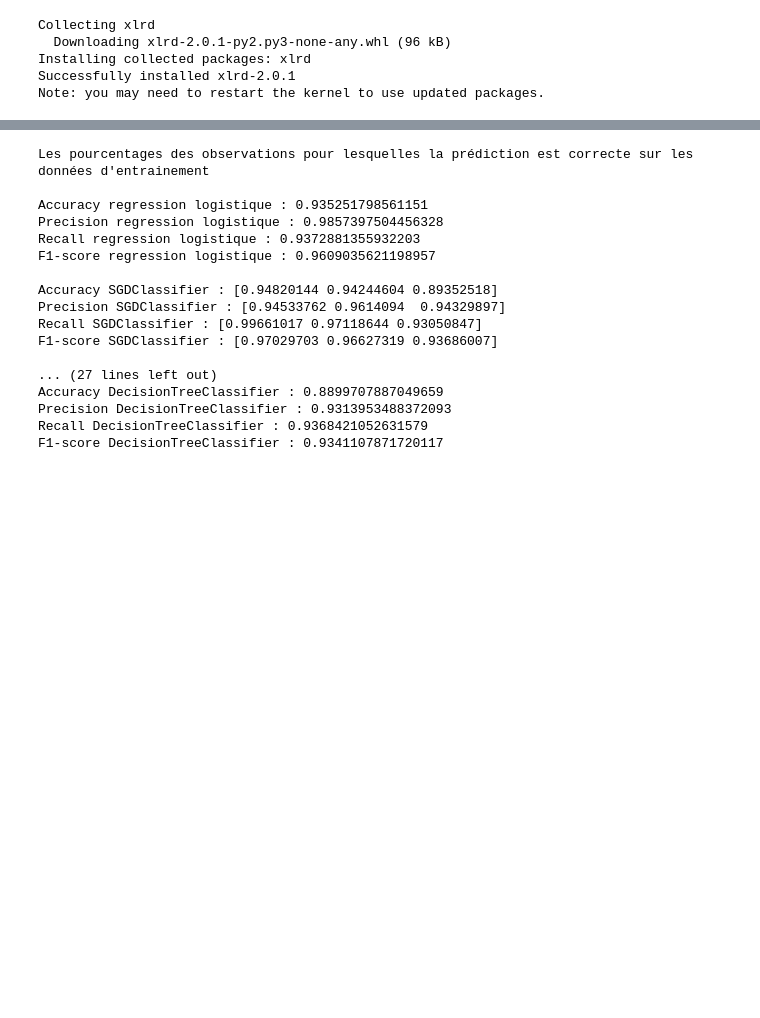
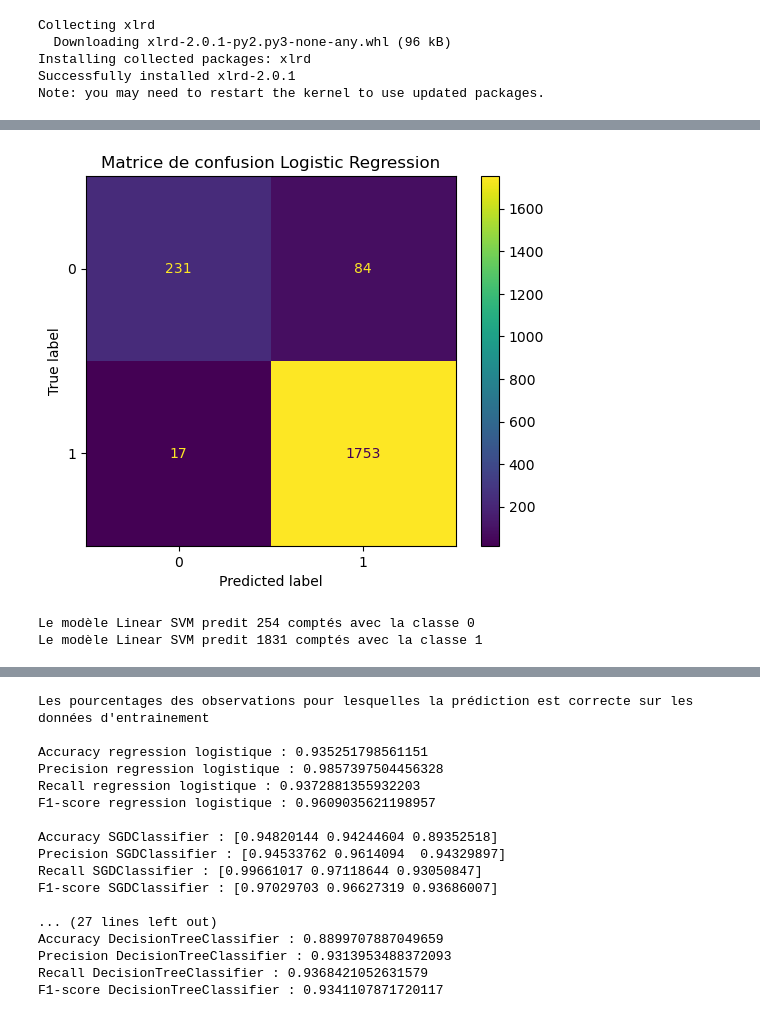
Before and after one commit to pmthioune/sda_projet_classification, a Jupyter notebook: SDA_Projet_Classification.ipynb, the cells around one changed output, grey strips where cells are left out. Cells and saved outputs as stored; diff of their text form; code cells hidden in the pictures; blank space fills up the shorter version.

Commit message:
Optimisation modelisation et evaluation

```diff
--- a/SDA_Projet_Classification.ipynb
+++ b/SDA_Projet_Classification.ipynb
@@ -626,0 +602,77 @@ Le modèle d'arbre de classification predit 1770 comptés avec la classe 1
+# %%
+#---------------------------------------------------------------------------------------------------------------
+# Partie 3 : Modelisation
+#---------------------------------------------------------------------------------------------------------------
+
+# On affiche pour rappel, la liste des variables numeriques
+print(col_numericals)
+
+#---------------------------------------------------------------------------------------------------------------
+# Partie 3.1 : features engineering
+#---------------------------------------------------------------------------------------------------------------
+
+# Standardisation des variables numeriques
+scaler = StandardScaler()
+col_numeric_to_standard = col_numericals[:-1]
+train[col_numeric_to_standard] = scaler.fit_transform(train[col_numeric_to_standard].values)
+print(f"\n{train.head()}")
+
+#---------------------------------------------------------------------------------------------------------------
+# Partie 3.2 : Pipeline de Transformations
+#---------------------------------------------------------------------------------------------------------------
+
+# Pipeline de traitement des valeurs manquantes
+def create_impute(df):
+    new_df = df.copy()
+    # Imputation des valeurs manquantes des variables numeriques en fonction de leur mediane par la marque
+    for col in col_to_impute_median:
+        median = new_df.groupby('state')[col].median()
+        for ste in new_df['state'].unique():
+            new_df.loc[new_df['state'] == ste, col]= new_df.loc[new_df['state'] == ste,col].fillna(round(median[ste]))
+    return new_df
+
+#---------------------------------------------------------------------------------------------------------------
+# Partie 3.3 : Mise en forme des donnees pour l'entrainement
+#---------------------------------------------------------------------------------------------------------------
+
+# On transforme les donnees au format array car les modeles de Machine Learning supervises attendent en entree un array
+y_train = train['target'].values
+X_train = train.drop(columns=['state','county','target']).values
+
+#---------------------------------------------------------------------------------------------------------------
+# Partie 3.4 : Selection et entrainement du modele
+#---------------------------------------------------------------------------------------------------------------
+
+# Creation d'une fonction pour visualiser les erreurs réalisées
+def mat_conf(y, y_pred, mod_classes, title=None):
+    cm = confusion_matrix(y, y_pred)
+    disp = ConfusionMatrixDisplay(confusion_matrix=cm, display_labels=mod_classes)
+    disp.plot()
+    disp.ax_.set_title("Matrice de confusion " + title)
+    plt.show()
+
+# Modeles de classification candidates
+clf_candidates = {
+    "Logistic Regression": LogisticRegression(max_iter=1000, random_state=SEED),
+    "Linear SVM": svm.SVC(kernel="linear", random_state=SEED),
+    "SVM with polynomial kernel": svm.SVC(kernel="poly", degree=3, random_state=SEED),
+    "Decision Tree": DecisionTreeClassifier(random_state=SEED),
+    "Random Forest": RandomForestClassifier(random_state=SEED),
+    "Gradient Boosting": GradientBoostingClassifier(random_state=SEED)
+}
+
+# Dictionnaire pour sauvegarder les vecteurs predites par nom de classifieur
+dict_pred = {}
+
+# On boucle sur les classifieurs candidates pour tester les differents modeles
+for clf_name in clf_candidates:
+    clf = clf_candidates[clf_name]
+    clf.fit(X_train, y_train)
+    y_train_pred = clf.predict(X_train)
+    for i in range(2):
+        print(f"Le modèle {clf_name} predit {sum(y_train_pred==i)} comptés avec la classe {i}")
+    # Visualisation des erreurs réalisées par le classifieur
+    mat_conf(y_train, y_train_pred, clf.classes_, clf_name)
+    # Dictionnaire de predictions
+    dict_pred[clf_name] = y_train_pred
+# %% [output]
@@ -626,0 +696,3 @@ Le modèle d'arbre de classification predit 1770 comptés avec la classe 1
+[figure, added]
+Le modèle Linear SVM predit 254 comptés avec la classe 0
+Le modèle Linear SVM predit 1831 comptés avec la classe 1
```
Also changed, not shown: parts of 7 cells of this notebook.
